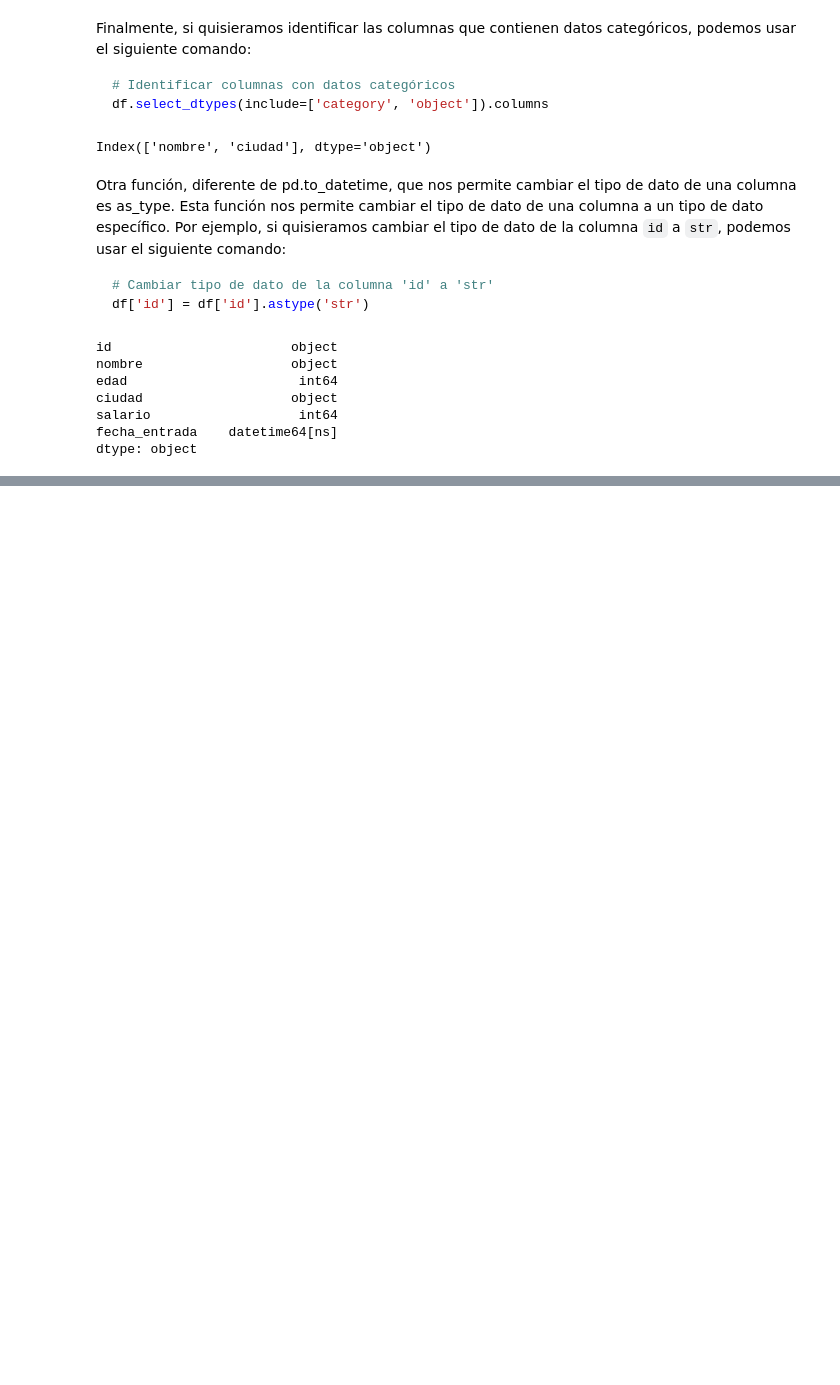
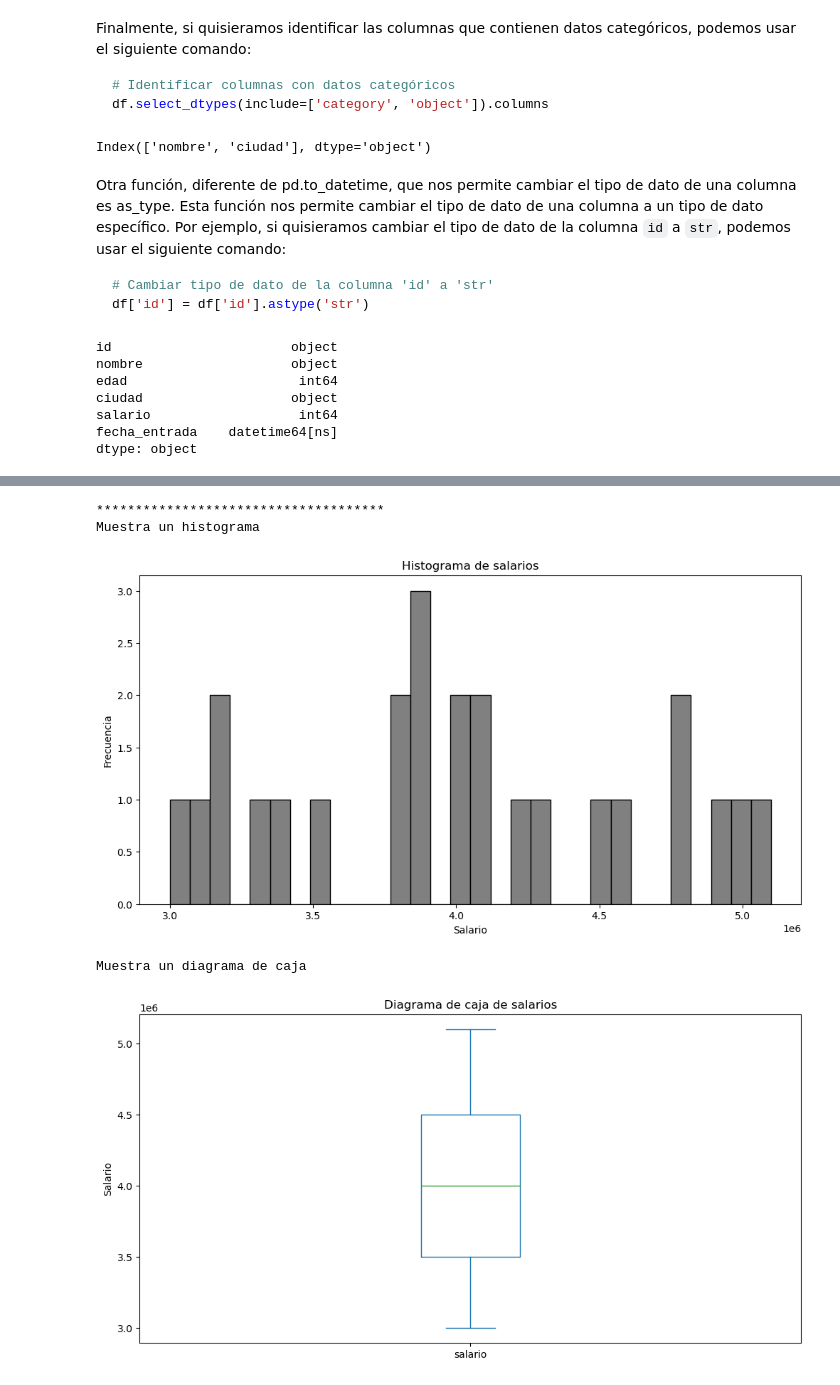
Before and after one commit to Izainea/introduccion-analitica-datos, a Jupyter notebook: 02-estadisticas-basicas-exploracion-datos/notebooks/Introducción a la Estadística y Exploración de Datos con Pandas.ipynb, the cells around one changed output, grey strips where cells are left out. Cells and saved outputs as stored; diff of their text form; code cells hidden in the pictures; blank space fills up the shorter version.

Commit message:
terminación de la clase 2 	modified:   "02-estadisticas-basicas-exploracion-datos/notebooks/Introducci\303\263n a la Estad\303\255stica y Exploraci\303\263n de Datos con Pandas.ipynb"

```diff
--- a/02-estadisticas-basicas-exploracion-datos/notebooks/Introducción a la Estadística y Exploración de Datos con Pandas.ipynb
+++ b/02-estadisticas-basicas-exploracion-datos/notebooks/Introducción a la Estadística y Exploración de Datos con Pandas.ipynb
@@ -247,0 +408,75 @@ dtype: object
+# %%
+import pandas as pd
+
+# Cargar el conjunto de datos
+df = pd.read_csv('https://raw.githubusercontent.com/Izainea/introduccion-analitica-datos/master/02-estadisticas-basicas-exploracion-datos/datos/datos_empleados.csv')
+
+# Obtener una descripción general de los datos
+print('Muestra las columnas',df.columns)  # Muestra los nombres de las columnas
+
+print('*************************************')
+print('Muestra la dimensión',df.shape)  # Muestra el número de filas y columnas
+print('*************************************')
+
+print('Muestra las primeras filas')  # Muestra las primeras filas del DataFrame
+display(df.head())
+print('*************************************')
+
+print('Proporciona información sobre las columnas y los tipos de datos',)  # Proporciona información sobre las columnas y los tipos de datos
+display(df.info())
+print('*************************************')
+
+# Calcular medidas estadísticas descriptivas
+print('Muestra estadísticas como media, desviación estándar, etc.')  # Muestra estadísticas como media, desviación estándar, etc.
+display(df.describe())
+print('*************************************')
+
+# Visualizar los datos
+import matplotlib.pyplot as plt
+
+
+print('Muestra un histograma')  # Histograma
+# Histograma
+df['salario'].plot(kind='hist', bins=30, figsize=(12, 6), facecolor='grey',edgecolor='black')
+plt.xlabel('Salario')
+plt.ylabel('Frecuencia')
+plt.title('Histograma de salarios')
+plt.show()
+
+print('Muestra un diagrama de caja')  # Diagrama de caja
+# Diagrama de caja
+df['salario'].plot(kind='box', figsize=(12, 6))
+plt.ylabel('Salario')
+plt.title('Diagrama de caja de salarios')
+plt.show()
+
+print('Muestra un diagrama de barras')  # Diagrama de barras
+# Distribución de frecuencias ciudades
+df['ciudad'].value_counts().plot(kind='bar', figsize=(12, 6), facecolor='grey',edgecolor='black')
+plt.xlabel('Ciudad')
+plt.ylabel('Frecuencia')
+plt.title('Distribución de frecuencias ciudades')
+plt.show()
+
+
+# Analizar correlaciones
+print('Muestra la matriz de correlación')  # Matriz de correlación
+corr_matrix = df.corr()  # Calcula la matriz de correlación
+print(corr_matrix)
+
+# Identificar valores atípicos
+print('Muestra los valores atípicos')  # Valores atípicos
+Q1 = df.quantile(0.25)
+Q3 = df.quantile(0.75)
+IQR = Q3 - Q1
+outliers = ((df < (Q1 - 1.5 * IQR)) | (df > (Q3 + 1.5 * IQR))).any(axis=1)
+print(df[outliers])
+
+# Manejar datos faltantes
+print('Evidencia de arreglar a los datos faltantes')  # Datos faltantes
+df.dropna()  # Elimina filas con valores faltantes
+df.fillna(0)  # Rellena los valores faltantes con un valor específico
+
+# Interpretar resultados y tomar decisiones
+# Analiza los hallazgos obtenidos, identifica patrones o tendencias, y toma decisiones basadas en ellos.
+# %% [output]
@@ -247,0 +520,5 @@ dtype: object
+*************************************
+Muestra un histograma
+[figure, added]
+Muestra un diagrama de caja
+[figure, added]
```
Also changed, not shown: parts of 12 cells of this notebook.
